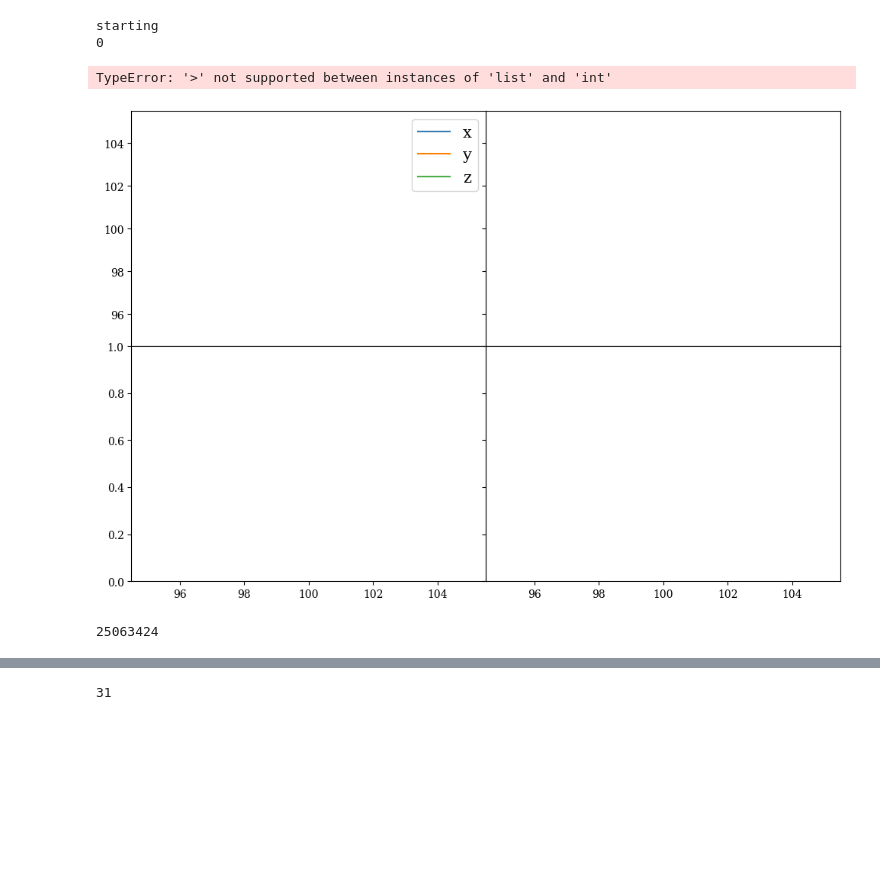
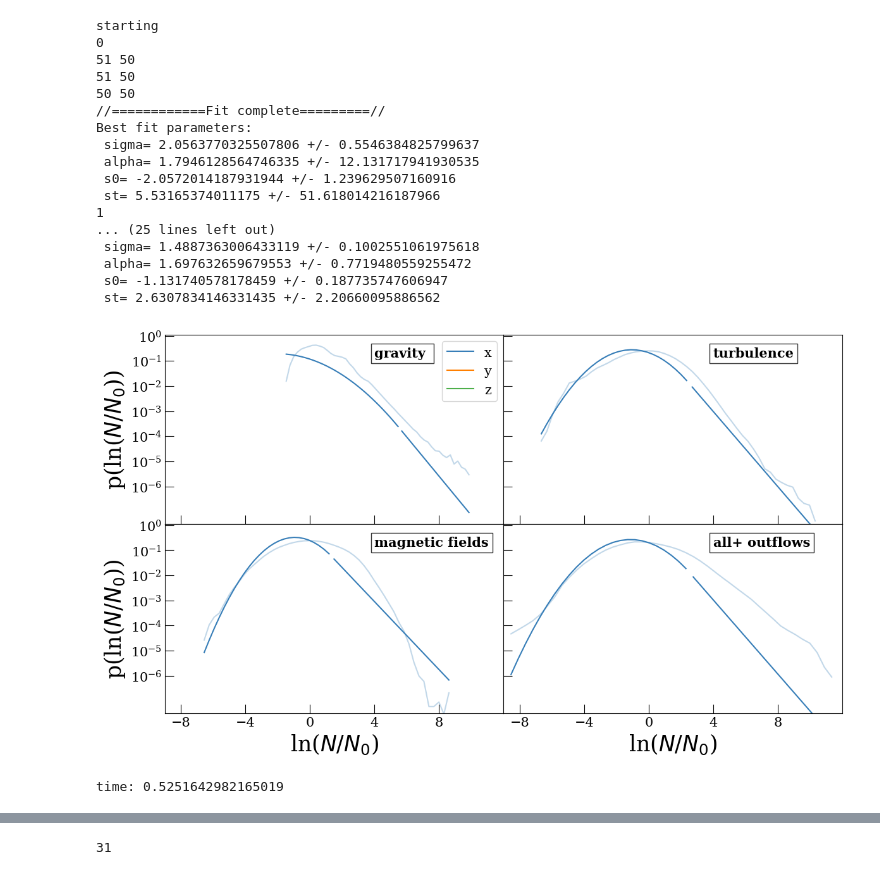
Before and after one commit to Kiihne/PDF-kiihne, a Jupyter notebook: vol_piecewise_fit.ipynb, the cells around one changed output, grey strips where cells are left out. Saved outputs shown, nothing was run; the diff lists cells and outputs as text; code cells hidden in the pictures; blank space fills up the shorter version.

```diff
--- a/vol_piecewise_fit.ipynb
+++ b/vol_piecewise_fit.ipynb
@@ -97,26 +97,34 @@ for n in range(4):
         log_den_d = plot_data[plot_data.files[b]]
         counts_d, binS_d = np.histogram(log_den_d,bins=50, density= True)
         b = b+1
-        #trying to cut off all points below -3
+        print(len(binS_d),len(counts_d))
+
         bins = []
         counts = []
         for L in range(len(binS_d)):
-            if binS_d[L] > -3:
+            if binS_d[L] > -9:
                 bins.append(binS_d[L])
-                if L < 50:
+                if L < len(binS_d)-1:
                     counts.append(counts_d[L])
 
+        print(len(bins),len(counts))
         bin_list = []
         for i in range(len(bins)-1):
             bin_i=(bins[i]+bins[i+1])/2
             bin_list.append(bin_i)
-
 #######################################################################################
         #power fit specifics
         xdata = bin_list
         ydata = counts
+        ydata = np.array(ydata)
         #p0= (sigma, alpha)
         p0=[.66, 3]
+        print(len(xdata),len(ydata))
+
+
+        #print(type(params))
+
+        #print(ydata)
         params = Params(s_cut_off = 6) #cut off for x, the maximum value of x
         results = PLFit(xdata, ydata, p0, params)#, use_K21=True)
         y_int = .6
@@ -142,9 +150,9 @@ for n in range(4):
         y_log = []
         for i in range(len(bin_list)):
             if bin_list[i] > slope_limit:
-                if counts_d[i] > 0:
+                if counts[i] > 0:
                         x.append(bin_list[i])
-                        y.append(counts_d[i])
+                        y.append(counts[i])
                 else:
                     break
 
@@ -155,15 +163,15 @@ for n in range(4):
         y_log = []
         for i in range(len(bin_list)):
             if bin_list[i] > slope_limit:
-                if counts_d[i] > 0:
+                if counts[i] > 0:
                         x.append(bin_list[i])
-                        y.append(counts_d[i])
+                        y.append(counts[i])
                 else:
                     break
         for i in range(len(bin_list)):
             if bin_list[i] < sigma_limit:
                     x_log.append(bin_list[i])
-                    y_log.append(counts_d[i])
+                    y_log.append(counts[i])
             else:
                 break
 
@@ -183,7 +191,7 @@ for n in range(4):
         ax[n].plot(x_log,np.exp(y_log), color = color_list[a])
 
 
-        ax[n].plot(bin_list, counts_d, color = color_list[a], alpha = .3)
+        ax[n].plot(bin_list, counts, color = color_list[a], alpha = .3)
         #ax[n].plot(x,np.exp(y), color = color_list[a])
 
 
@@ -210,36 +218,47 @@ plt.tight_layout()
 plt.subplots_adjust(top=.85)
 plt.savefig('PLFit_vol_'+perc+'%.pdf', bbox_inches='tight', format = 'pdf')
 plt.show()
 
 file = open("txt_file_storage/vol_power_fit_slope" +perc+"%.txt", "w")
 str_dictionary = repr(slopes)
 file.write(str_dictionary + "\n")
 str_dictionary = repr(slopes_error)
 file.write(str_dictionary + "\n")
 file.close()
 
 file = open("txt_file_storage/vol_power_fit_sigma" +perc+"%.txt", "w")
 str_dictionary = repr(sigmas)
 file.write(str_dictionary + "\n")
 str_dictionary = repr(sigmas_error)
 file.write(str_dictionary + "\n")
 file.close()
 
 file = open("txt_file_storage/vol_trans_density" +perc+"%.txt", "w")
 str_dictionary = repr(transit)
 file.write(str_dictionary + "\n")
 str_dictionary = repr(transit_error)
 file.write(str_dictionary + "\n")
 file.close()
 
 end = time.time()
 print("time:",(end-start)/60)
 # %% [output]
 starting
 0
+51 50
+51 50
+50 50
+//============Fit complete=========//
+Best fit parameters:
+ sigma= 2.0563770325507806 +/- 0.5546384825799637
+ alpha= 1.7946128564746335 +/- 12.131717941930535
+ s0= -2.0572014187931944 +/- 1.239629507160916
+ st= 5.53165374011175 +/- 51.618014216187966
+1
+... (25 lines left out)
+ sigma= 1.4887363006433119 +/- 0.1002551061975618
+ alpha= 1.697632659679553 +/- 0.7719480559255472
+ s0= -1.131740578178459 +/- 0.187735747606947
+ st= 2.6307834146331435 +/- 2.20660095886562
+[figure, new version]
-TypeError: '>' not supported between instances of 'list' and 'int'
+time: 0.5251642982165019
-[figure, old version]
-# %%
-len(log_den_d)
-# %% [output]
-25063424
```
Also changed, not shown: parts of 11 cells of this notebook, 4 other files.
